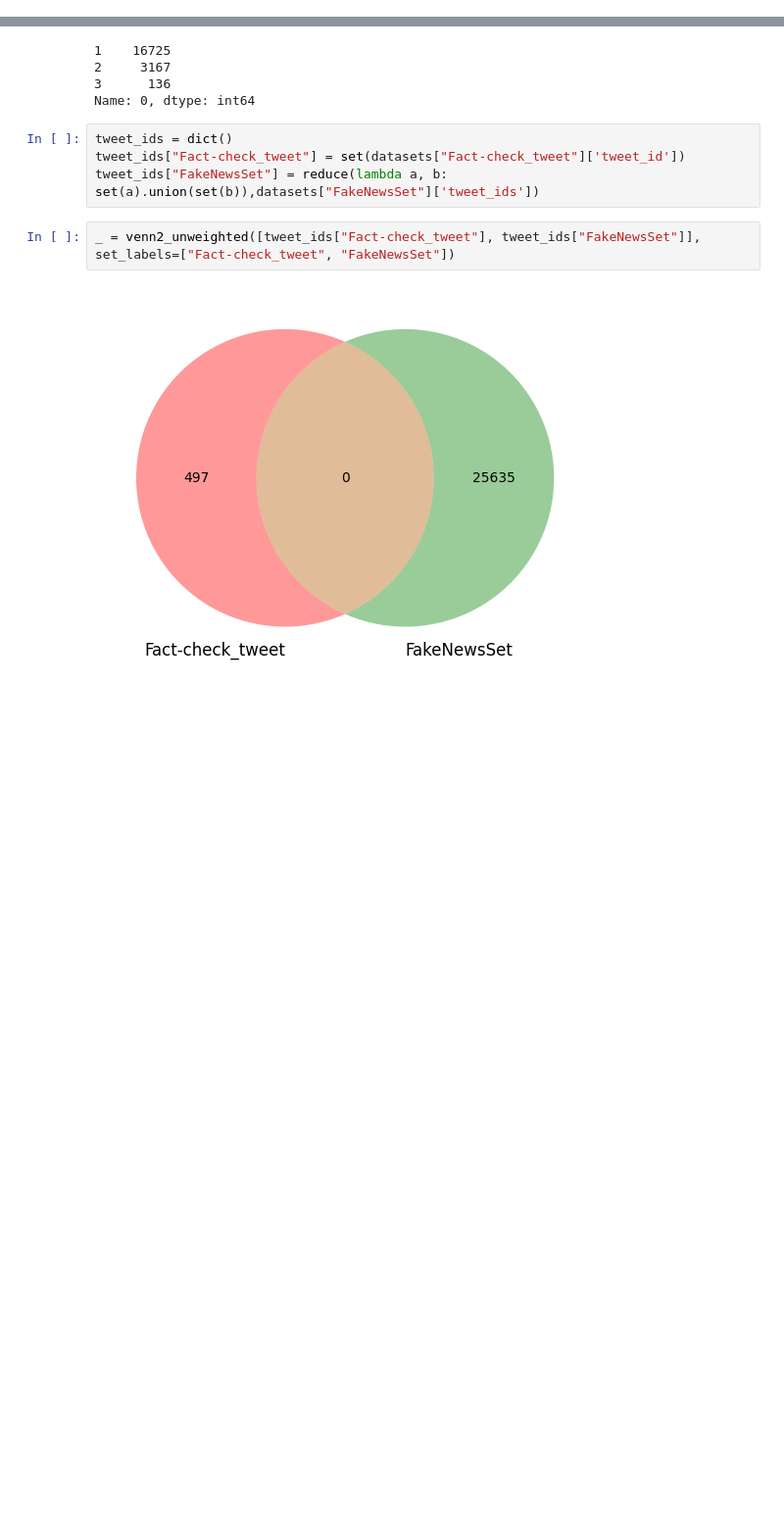
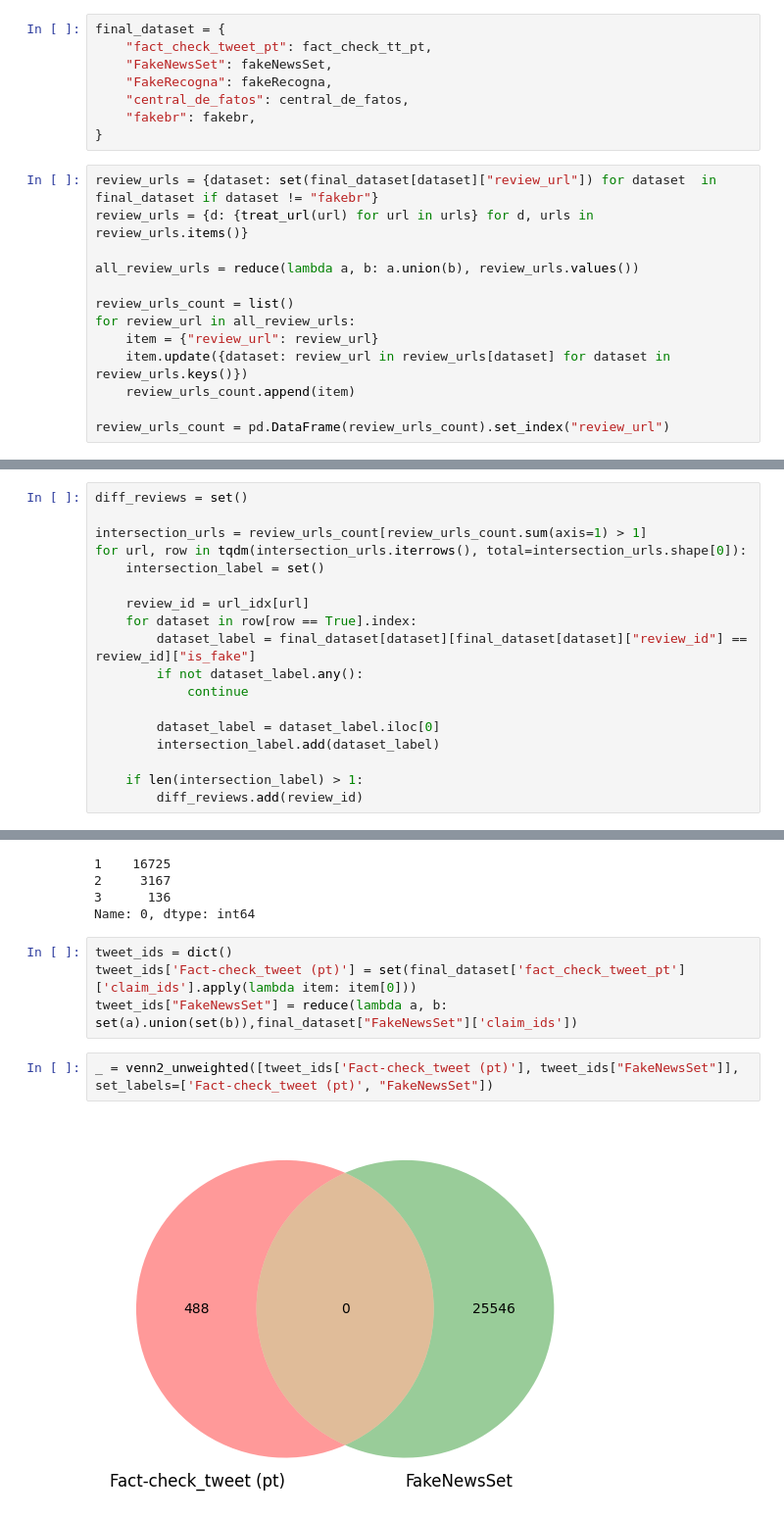
Before and after one commit to fake-news-UFG/FactChecks.br, a Jupyter notebook: process.ipynb, the cells around one changed output, grey strips where cells are left out. Shown: that part at 98% size. Cells and saved outputs as stored; diff of their text form; blank space fills up the shorter version.

```diff
--- a/process.ipynb
+++ b/process.ipynb
@@ -166,0 +273,21 @@ review_datasets = {
+# %%
+final_dataset = {
+    "fact_check_tweet_pt": fact_check_tt_pt,
+    "FakeNewsSet": fakeNewsSet,
+    "FakeRecogna": fakeRecogna,
+    "central_de_fatos": central_de_fatos,
+    "fakebr": fakebr,
+}
+# %%
+review_urls = {dataset: set(final_dataset[dataset]["review_url"]) for dataset  in final_dataset if dataset != "fakebr"}
+review_urls = {d: {treat_url(url) for url in urls} for d, urls in review_urls.items()}
+
+all_review_urls = reduce(lambda a, b: a.union(b), review_urls.values())
+
+review_urls_count = list()
+for review_url in all_review_urls:
+    item = {"review_url": review_url}
+    item.update({dataset: review_url in review_urls[dataset] for dataset in review_urls.keys()})
+    review_urls_count.append(item)
+
+review_urls_count = pd.DataFrame(review_urls_count).set_index("review_url")
@@ -166,0 +316,18 @@ review_datasets = {
+# %%
+diff_reviews = set()
+
+intersection_urls = review_urls_count[review_urls_count.sum(axis=1) > 1]
+for url, row in tqdm(intersection_urls.iterrows(), total=intersection_urls.shape[0]):
+    intersection_label = set()
+
+    review_id = url_idx[url]
+    for dataset in row[row == True].index:
+        dataset_label = final_dataset[dataset][final_dataset[dataset]["review_id"] == review_id]["is_fake"]
+        if not dataset_label.any():
+            continue
+
+        dataset_label = dataset_label.iloc[0]
+        intersection_label.add(dataset_label)
+
+    if len(intersection_label) > 1:
+        diff_reviews.add(review_id)
@@ -305,10 +491,10 @@ review_count[0].value_counts()
 Name: 0, dtype: int64
 # %%
 tweet_ids = dict()
-tweet_ids["Fact-check_tweet"] = set(datasets["Fact-check_tweet"]['tweet_id'])
-tweet_ids["FakeNewsSet"] = reduce(lambda a, b: set(a).union(set(b)),datasets["FakeNewsSet"]['tweet_ids'])
+tweet_ids['Fact-check_tweet (pt)'] = set(final_dataset['fact_check_tweet_pt']['claim_ids'].apply(lambda item: item[0]))
+tweet_ids["FakeNewsSet"] = reduce(lambda a, b: set(a).union(set(b)),final_dataset["FakeNewsSet"]['claim_ids'])
 # %%
-_ = venn2_unweighted([tweet_ids["Fact-check_tweet"], tweet_ids["FakeNewsSet"]], set_labels=["Fact-check_tweet", "FakeNewsSet"])
+_ = venn2_unweighted([tweet_ids['Fact-check_tweet (pt)'], tweet_ids["FakeNewsSet"]], set_labels=['Fact-check_tweet (pt)', "FakeNewsSet"])
 # %% [output]
-[figure, old version]
+[figure, new version]
 # %%
```
Also changed, not shown: parts of 59 cells of this notebook.
